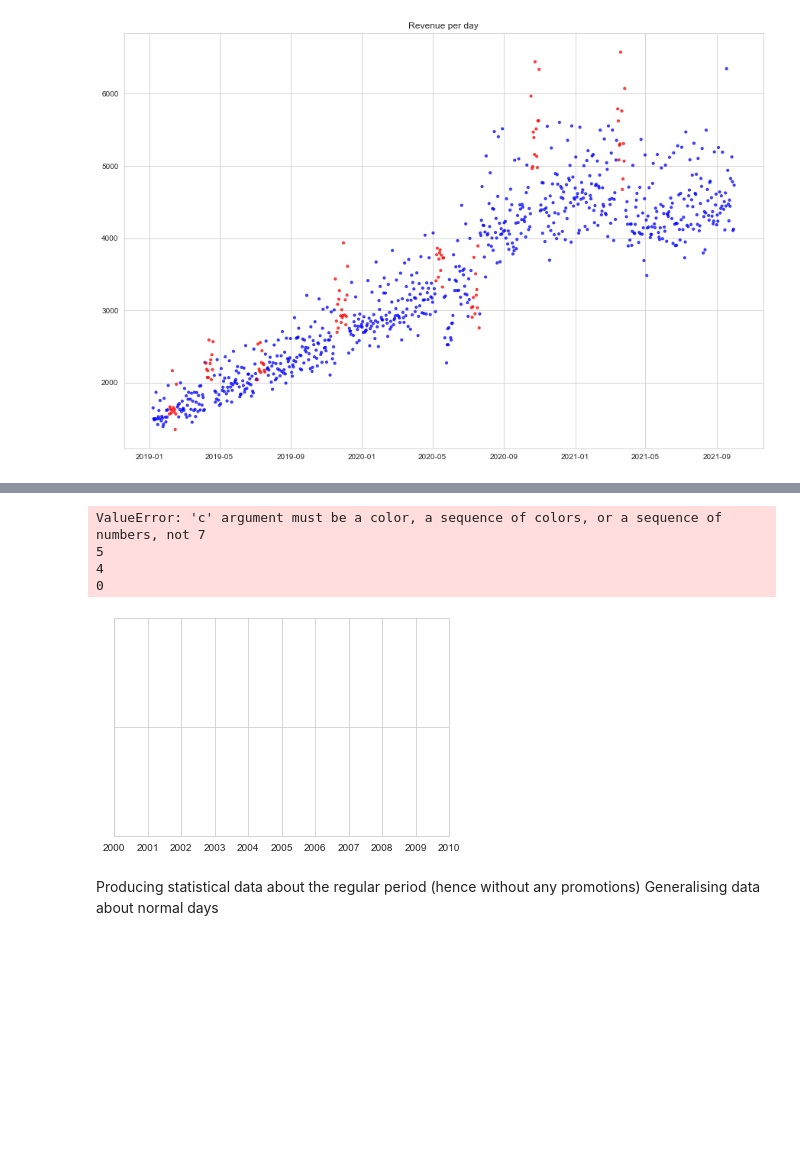
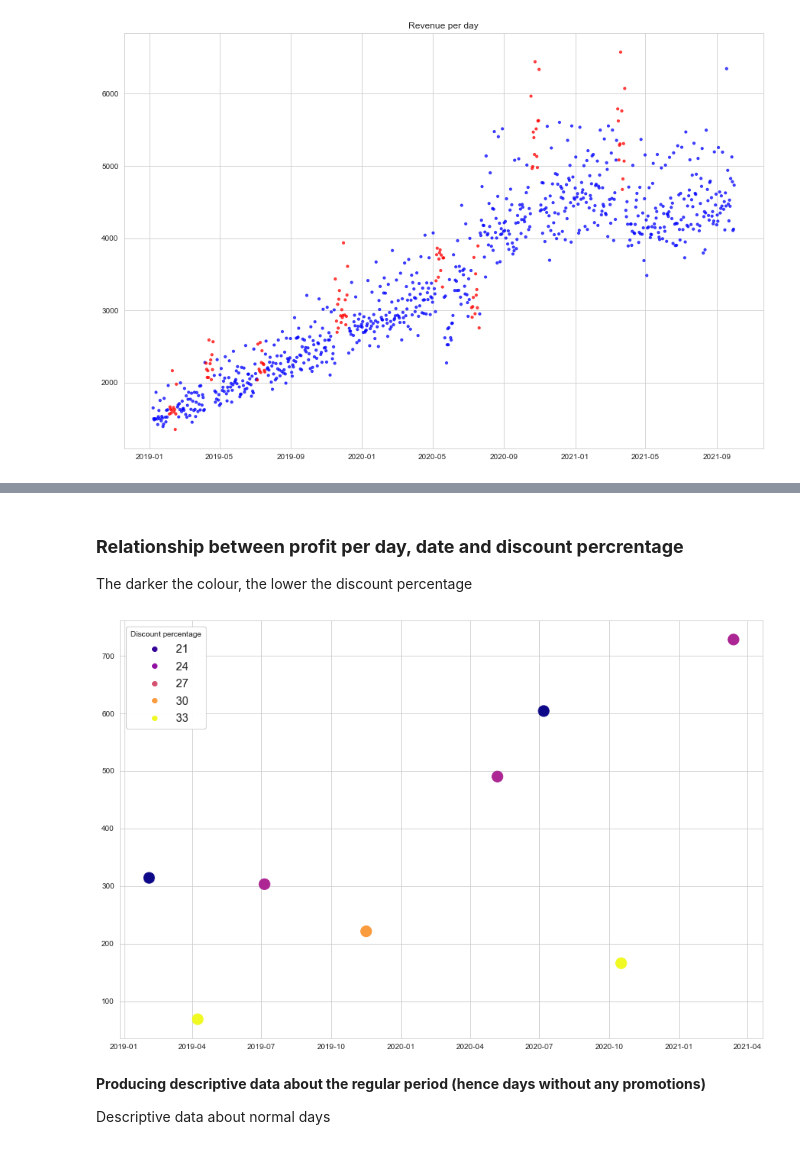
Before and after one commit to ignacyklimont/Sales_Data_Analytics_Project, a Jupyter notebook: Edgard&Cooper.ipynb, the cells around one changed output, grey strips where cells are left out. Drawn from its saved outputs; the diff is of its cells as text; code cells hidden in the pictures; blank space fills up the shorter version.

```diff
--- a/Edgard&Cooper.ipynb
+++ b/Edgard&Cooper.ipynb
@@ -367,14 +401,14 @@ Constructing new columns for later analysis
 # %%
 # Adding columns for later data ingestion to df_promos
 
-df_promo.rename(columns = {'Unnamed: 0':'Promo_period', 'start_date':'Start_date', 'end_date':'End_date'}, inplace = True)
-df_promo['Num_of_days'] = '' #df_promo['End_date'] - df_promo['Start_date']
+df_promo.rename(columns = {'Unnamed: 0':'Promo', 'start_date':'Start_date', 'end_date':'End_date'}, inplace = True)
+df_promo['Days'] = '' #df_promo['End_date'] - df_promo['Start_date']
 #df_promo['Num_of_days'] = pd.to_numeric(df_promo['Num_of_days'].dt.days, downcast='integer')
 df_promo['Units_sold'] = ''
-df_promo['Total_revenue'] = ''
-df_promo['Revenue_per_unit'] = ''
+df_promo['Revenue'] = ''
+df_promo['Rev_per_unit'] = ''
 df_promo['Units_per_day'] = ''
-df_promo['Revenue_per_day'] = ''
+df_promo['Rev_per_day'] = ''
 df_promo['Promo_%'] = ''
 df_promo['Profit_per_day'] = ''
 df_promo
@@ -483,25 +547,26 @@ Furthermore, there is a general upward tendency (the later the promo, the higher
+# %% [markdown]
+### <b> Relationship between profit per day, date and discount percrentage </b>
+
+The darker the colour, the lower the discount percentage
 # %%
 # Visualisation of relationship between promotion percentage, profit per day and date
 
 x = df_promo['Start_date']
 y = df_promo['Profit_per_day']
 z = df_promo['Promo_%']
 fig, ax = plt.subplots()
-scatter = ax.scatter(x, y, c=z, s=100, cmap='plasma')
-legend1 = ax.legend(*scatter.legend_elements(num=6), loc='upper left', title='Promotion percentage', prop=dict(size=15))
+scatter = ax.scatter(x, y, c=z, s=200, cmap='plasma')
+legend1 = ax.legend(*scatter.legend_elements(num=5), loc='upper left', title='Discount percentage', prop=dict(size=15))
 ax.add_artist(legend1)
 fig.set_figheight(10)
 fig.set_figwidth(15)
 plt.show()
 # %% [output]
-ValueError: 'c' argument must be a color, a sequence of colors, or a sequence of numbers, not 7
-5
-4
-0
-[figure, old version]
+[figure, new version]
 # %% [markdown]
-Producing statistical data about the regular period (hence without any promotions)
-Generalising data about normal days
+<b> Producing descriptive data about the regular period (hence days without any promotions) </b>
+
+Descriptive data about normal days
 # %%
 # Filtering out days within promo periods
 # Looking at "regular" days
```
Also changed, not shown: parts of 66 cells of this notebook.
